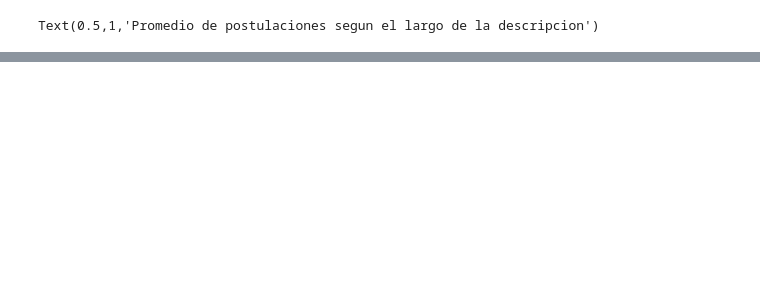
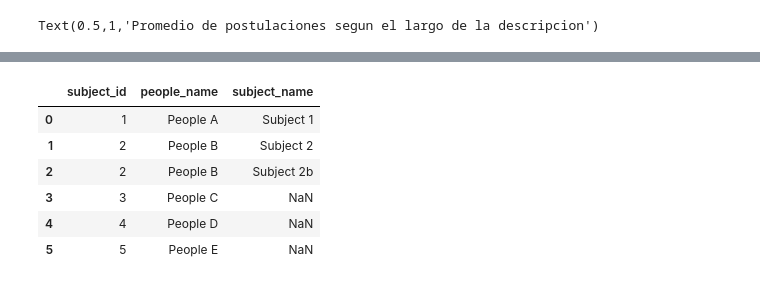
Before and after one commit to jhanvato/Datos2018, a Jupyter notebook: tp1_ale.ipynb, the cells around one changed output, grey strips where cells are left out. Cells and saved outputs as stored; diff of their text form; code cells hidden in the pictures; blank space fills up the shorter version.

```diff
--- a/tp1_ale.ipynb
+++ b/tp1_ale.ipynb
@@ -608,0 +704,10 @@ Text(0.5,1,'Promedio de postulaciones segun el largo de la descripcion')
+# %%
+pd.merge(q,w,how = 'left', on = 'subject_id')
+# %% [output]
+|  | subject_id | people_name | subject_name |
+| 0 | 1 | People A | Subject 1 |
+| 1 | 2 | People B | Subject 2 |
+| 2 | 2 | People B | Subject 2b |
+| 3 | 3 | People C | NaN |
+| 4 | 4 | People D | NaN |
+| 5 | 5 | People E | NaN |
```
Also changed, not shown: parts of 15 cells of this notebook, 1 other file.
